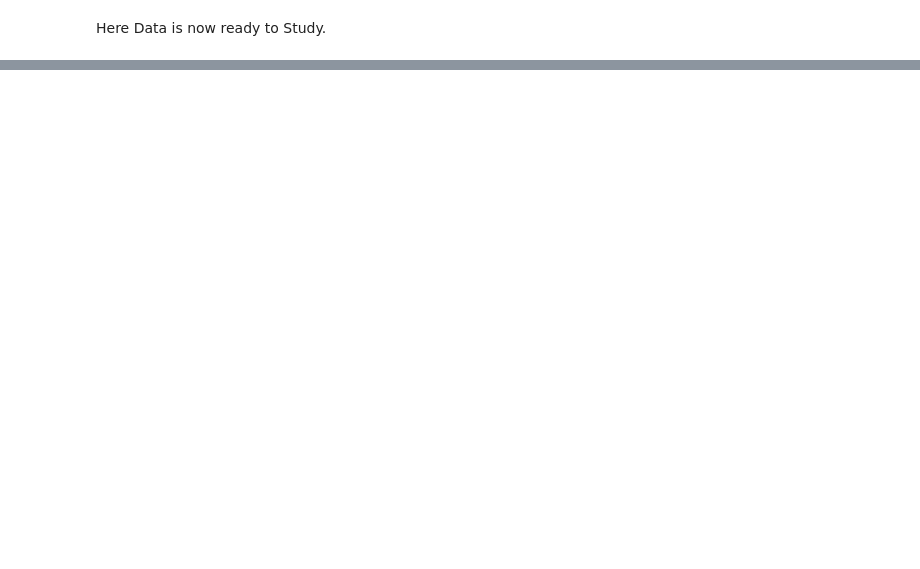
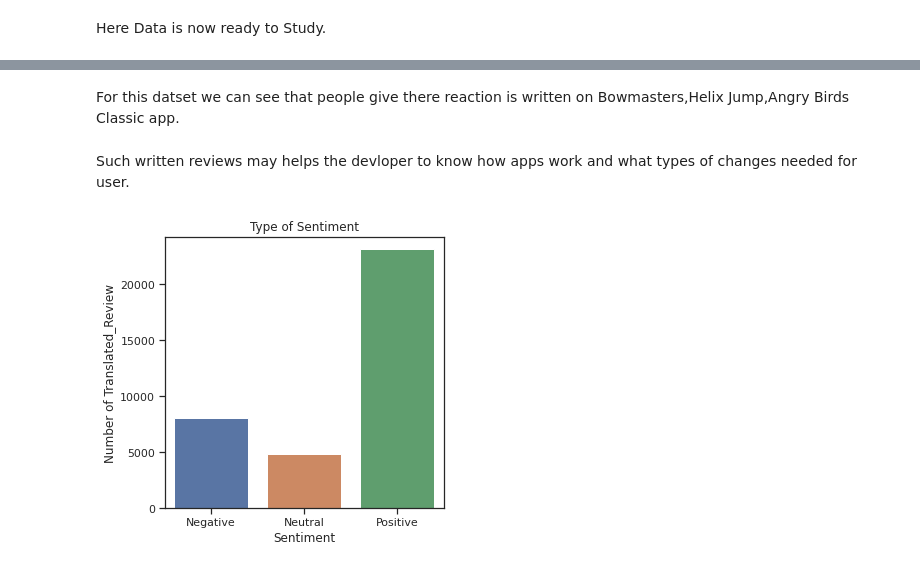
Before and after one commit to ChetanJadhav2341/Play-Store-App-Review-Analysis-EDA-, a Jupyter notebook: Play_Store_App_Review_Analysis_Capstone_Project.ipynb, the cells around one changed output, grey strips where cells are left out. Cells and saved outputs as stored; diff of their text form; code cells hidden in the pictures; blank space fills up the shorter version.

```diff
--- a/Play_Store_App_Review_Analysis_Capstone_Project.ipynb
+++ b/Play_Store_App_Review_Analysis_Capstone_Project.ipynb
@@ -842,0 +902,15 @@ Here Data is now ready to Study.
+# %% [markdown]
+For this datset we can see that people give there reaction is written on Bowmasters,Helix Jump,Angry Birds
+Classic app.
+# %% [markdown]
+Such written reviews may helps the devloper to know how apps work and what types of changes needed for
+user.
+# %%
+# Comparing the positive and negetive review
+plt.figure(figsize=(5, 5))
+sns.countplot(merged_df['Sentiment'])
+plt.title('Type of Sentiment')
+plt.ylabel('Number of Translated_Review')
+plt.show()
+# %% [output]
+[figure, added]
```
Also changed, not shown: parts of 23 cells of this notebook.
